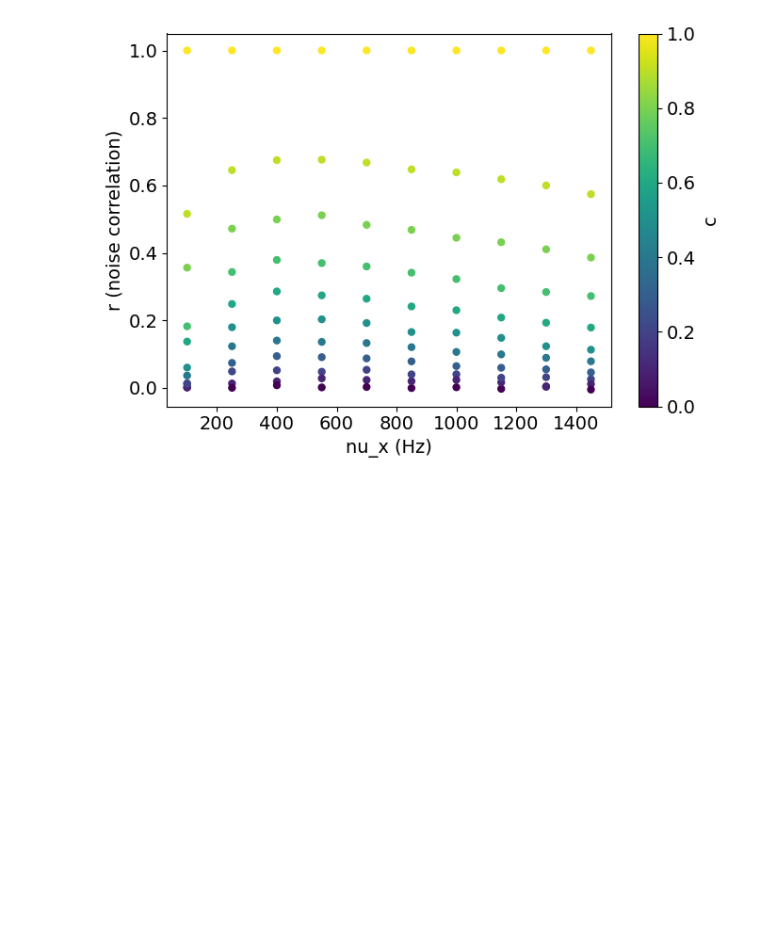
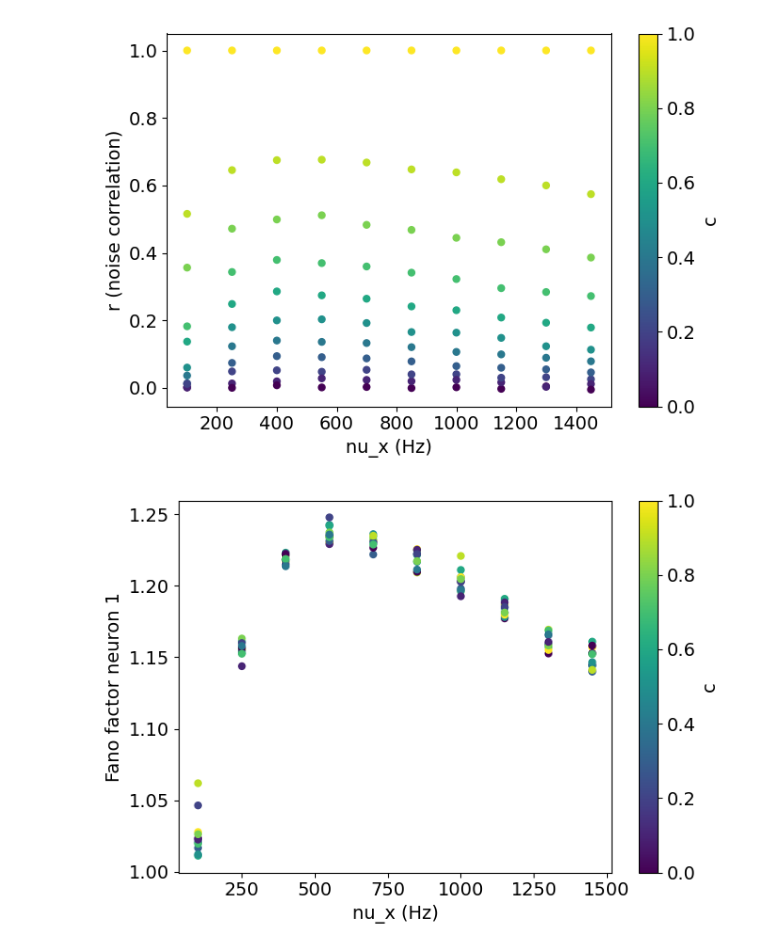
Before and after one commit to yuesha-yc/Conductance-Neurons, a Jupyter notebook: python_analysis/2025_10_16/2025_10_16_double_cond_lif.ipynb, the cells around one changed output. Drawn from its saved outputs; the diff is of its cells as text; code cells hidden in the pictures; blank space fills up the shorter version.

```diff
--- a/python_analysis/2025_10_16/2025_10_16_double_cond_lif.ipynb
+++ b/python_analysis/2025_10_16/2025_10_16_double_cond_lif.ipynb
@@ -167,22 +185,6 @@ def plot_summary(df, neuron_idx, outname):
 
 for i, df in enumerate(dfs):
     plot_summary(df, i, f"detailed_summary_neuron{i+1}_by_c.png")
-
-plt.figure(figsize=(7,5))
-sc = plt.scatter(df_co["nu_x"], df_co["co_fano_factor"], c=df_co["c"], cmap="viridis", vmin=0, vmax=1, s=25)
-plt.xlabel("nu_x (Hz)"); plt.ylabel("Co-Fano factor")
-plt.colorbar(sc, label="c")
-plt.tight_layout(); plt.savefig("co_fano_vs_nu_x_by_c.png", dpi=300, bbox_inches="tight"); plt.show()
-
-# define r = co_fano_factor / sqrt(fano_factor1 * fano_factor2
-# now plot this against nu_x for various c
-
-plt.figure(figsize=(7,5))
-df_co["r"] = df_co["co_fano_factor"] / np.sqrt(dfs[0]["fano_factor"] * dfs[1]["fano_factor"])
-sc = plt.scatter(df_co["nu_x"], df_co["r"], c=df_co["c"], cmap="viridis", vmin=0, vmax=1, s=25)
-plt.xlabel("nu_x (Hz)"); plt.ylabel("r (noise correlation)")
-plt.colorbar(sc, label="c")
-plt.tight_layout(); plt.savefig("r_vs_nu_x_by_c.png", dpi=300, bbox_inches="tight"); plt.show()
 # %% [output]
 [figure]
 [figure]
@@ -191,19 +191,33 @@ plt.tight_layout(); plt.savefig("r_vs_nu_x_by_c.png", dpi=300, bbox_inches="tigh
 # %%
 plt.figure(figsize=(7,5))
 sc = plt.scatter(df_co["nu_x"], df_co["co_fano_factor"], c=df_co["c"], cmap="viridis", vmin=0, vmax=1, s=25)
 plt.xlabel("nu_x (Hz)"); plt.ylabel("Co-Fano factor")
 plt.colorbar(sc, label="c")
 plt.tight_layout(); plt.savefig("co_fano_vs_nu_x_by_c.png", dpi=300, bbox_inches="tight"); plt.show()
 
 # define r = co_fano_factor / sqrt(fano_factor1 * fano_factor2
 # now plot this against nu_x for various c
 
 plt.figure(figsize=(7,5))
 df_co["r"] = df_co["co_fano_factor"] / np.sqrt(dfs[0]["fano_factor"] * dfs[1]["fano_factor"])
 sc = plt.scatter(df_co["nu_x"], df_co["r"], c=df_co["c"], cmap="viridis", vmin=0, vmax=1, s=25)
 plt.xlabel("nu_x (Hz)"); plt.ylabel("r (noise correlation)")
 plt.colorbar(sc, label="c")
 plt.tight_layout(); plt.savefig("r_vs_nu_x_by_c.png", dpi=300, bbox_inches="tight"); plt.show()
+
+# also plot the two fano factors in two separate plots versus nu_x
+plt.figure(figsize=(7,5))
+sc = plt.scatter(dfs[0]["nu_x"], dfs[0]["fano_factor"], c=dfs[0]["c"], cmap="viridis", vmin=0, vmax=1, s=25)
+plt.xlabel("nu_x (Hz)"); plt.ylabel("Fano factor neuron 1")
+plt.colorbar(sc, label="c")
+plt.tight_layout(); plt.savefig("fano1_vs_nu_x_by_c.png", dpi=300, bbox_inches="tight"); plt.show()
+
+plt.figure(figsize=(7,5))
+sc = plt.scatter(dfs[1]["nu_x"], dfs[1]["fano_factor"], c=dfs[1]["c"], cmap="viridis", vmin=0, vmax=1, s=25)
+plt.xlabel("nu_x (Hz)"); plt.ylabel("Fano factor neuron 2")
+plt.colorbar(sc, label="c")
+plt.tight_layout(); plt.savefig("fano2_vs_nu_x_by_c.png", dpi=300, bbox_inches="tight"); plt.show()
 # %% [output]
 [figure]
 [figure]
+[figure, added]
```
Also changed, not shown: parts of 3 cells of this notebook, 3 other files.
